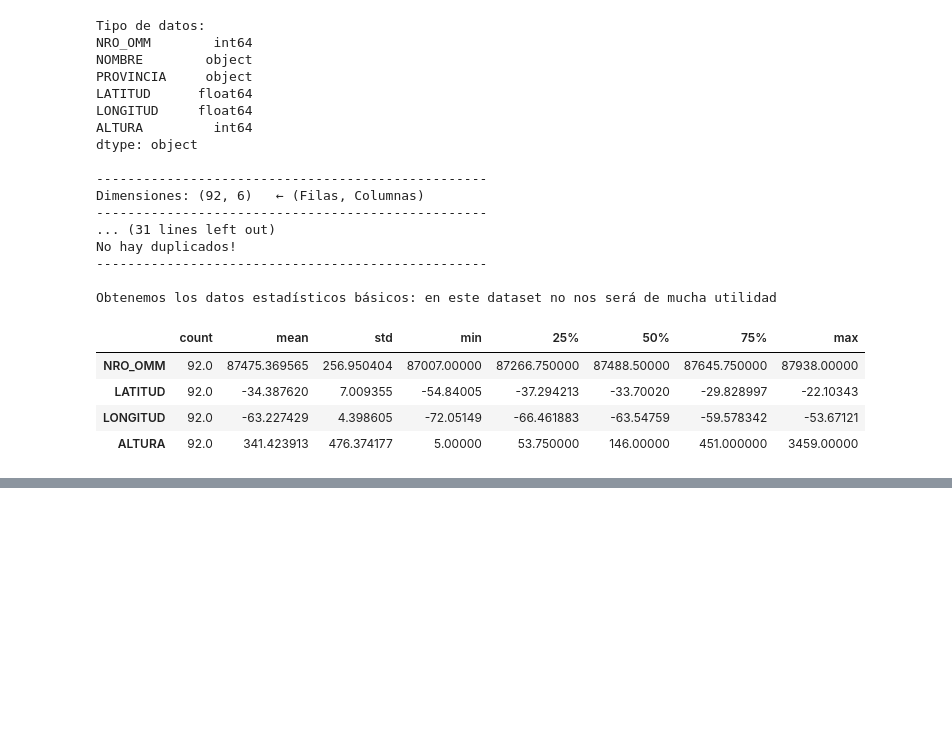
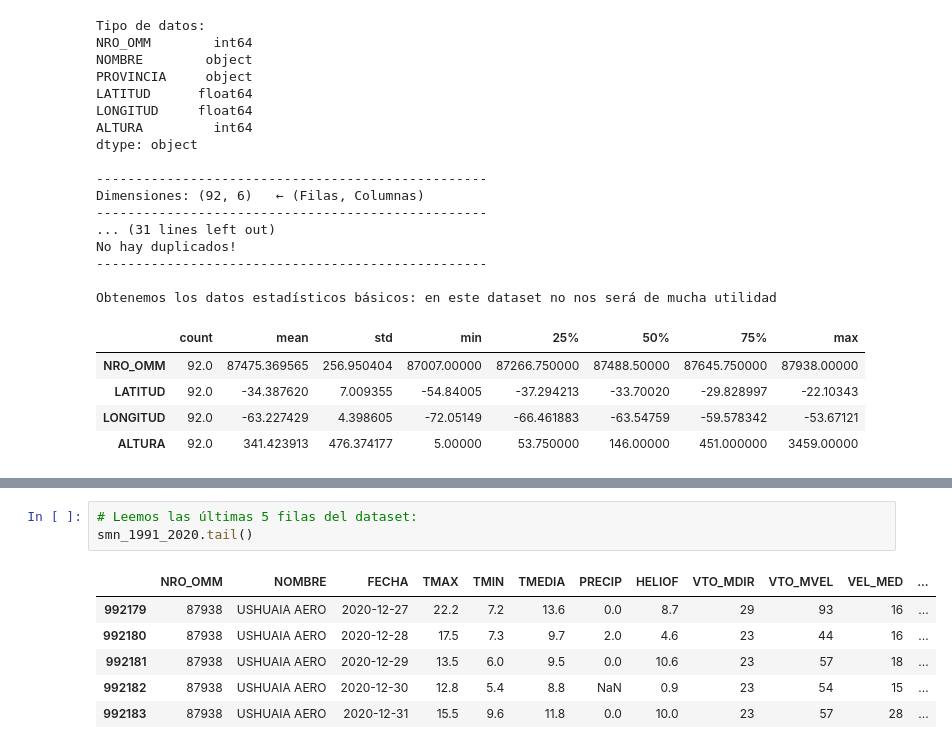
Before and after one commit to enrique20delgado-create/TP-Labo-ElNino-2C2026, a Jupyter notebook: Notebook/DF_ENSO.ipynb, the cells around one changed output, grey strips where cells are left out. Drawn from its saved outputs; the diff is of its cells as text; blank space fills up the shorter version.

```diff
--- a/Notebook/DF_ENSO.ipynb
+++ b/Notebook/DF_ENSO.ipynb
@@ -106,0 +142,10 @@ Obtenemos los datos estadísticos básicos: en este dataset no nos será de much
+# %%
+# Leemos las últimas 5 filas del dataset:
+smn_1991_2020.tail()
+# %% [output]
+|  | NRO_OMM | NOMBRE | FECHA | TMAX | TMIN | TMEDIA | PRECIP | HELIOF | VTO_MDIR | VTO_MVEL | VEL_MED | ... |
+| 992179 | 87938 | USHUAIA AERO | 2020-12-27 | 22.2 | 7.2 | 13.6 | 0.0 | 8.7 | 29 | 93 | 16 | ... |
+| 992180 | 87938 | USHUAIA AERO | 2020-12-28 | 17.5 | 7.3 | 9.7 | 2.0 | 4.6 | 23 | 44 | 16 | ... |
+| 992181 | 87938 | USHUAIA AERO | 2020-12-29 | 13.5 | 6.0 | 9.5 | 0.0 | 10.6 | 23 | 57 | 18 | ... |
+| 992182 | 87938 | USHUAIA AERO | 2020-12-30 | 12.8 | 5.4 | 8.8 | NaN | 0.9 | 23 | 54 | 15 | ... |
+| 992183 | 87938 | USHUAIA AERO | 2020-12-31 | 15.5 | 9.6 | 11.8 | 0.0 | 10.0 | 23 | 57 | 28 | ... |
```
Also changed, not shown: parts of 10 cells of this notebook.
